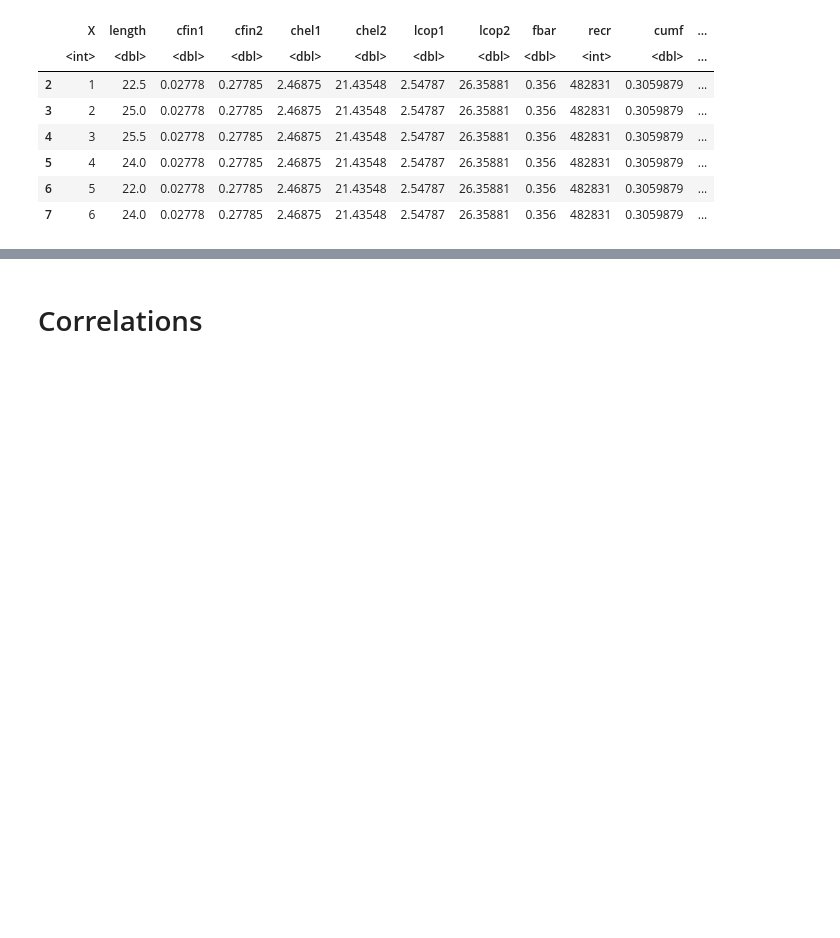
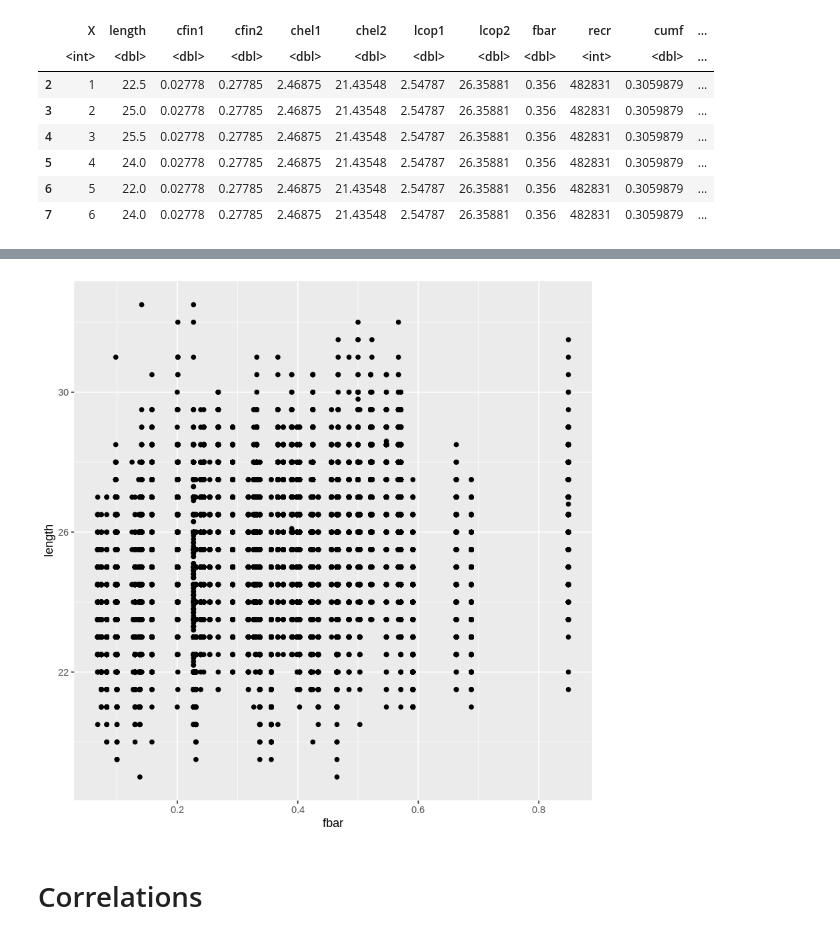
Before and after one commit to mateuszskiba/emd-1, a Jupyter notebook: Herrings.ipynb, the cells around one changed output, grey strips where cells are left out. Drawn from its saved outputs; the diff is of its cells as text; code cells hidden in the pictures; blank space fills up the shorter version.

```diff
--- a/Herrings.ipynb
+++ b/Herrings.ipynb
@@ -56,3 +118,13 @@ A data.frame: 6 × 16
+# %%
+ggplot(
+  herrings,
+  aes(x=fbar,
+      y=length
+  )
+) +
+geom_point()
+# %% [output]
+[figure, added]
 # %% [markdown]
 # Correlations
 # %%
```
Also changed, not shown: parts of 6 cells of this notebook.
